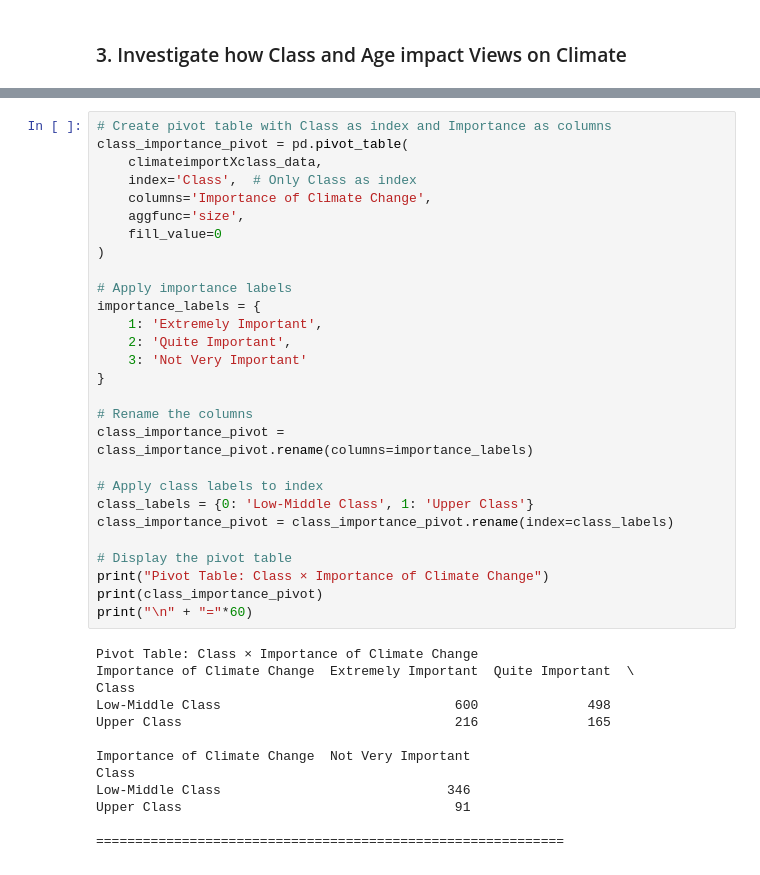
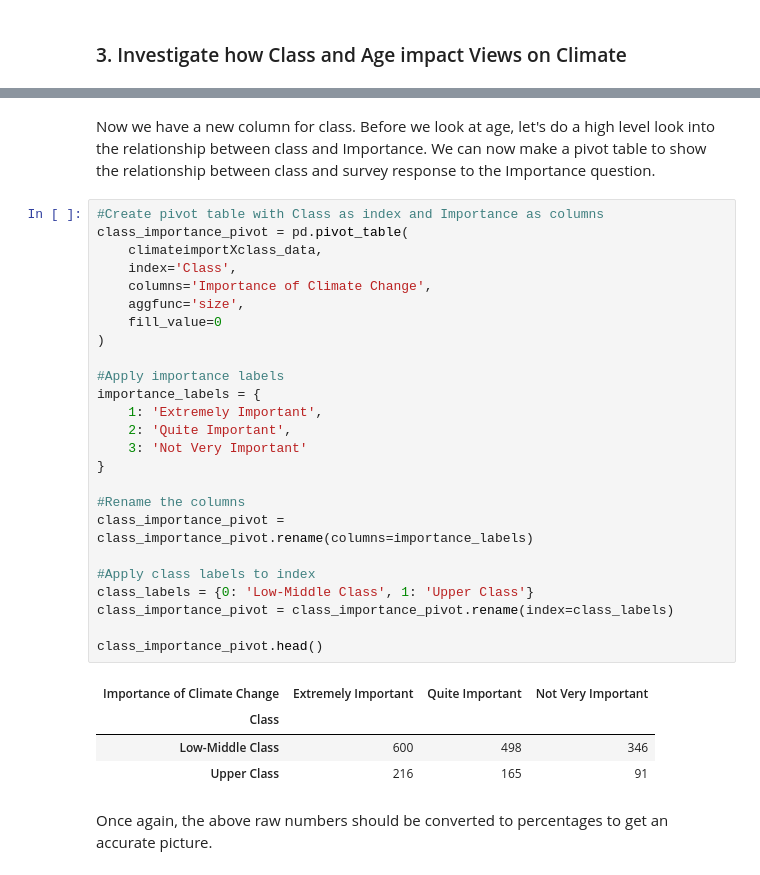
Before and after one commit to sap2245/sap2245.github.io, a Jupyter notebook: Project3.ipynb, the cells around one changed output, grey strips where cells are left out. Cells and saved outputs as stored; diff of their text form.

```diff
--- a/Project3.ipynb
+++ b/Project3.ipynb
@@ -426,45 +435,38 @@ climateimportXclass_data.head()
 | 3 | 2 | 3 | 0 |
 | 4 | 2 | 2 | 1 |
 | 5 | 2 | 2 | 1 |
+# %% [markdown]
+Now we have a new column for class. Before we look at age, let's do a high level look into the relationship between class and Importance. We can now make a pivot table to show the relationship between class and survey response to the Importance question.
 # %%
-# Create pivot table with Class as index and Importance as columns
+#Create pivot table with Class as index and Importance as columns
 class_importance_pivot = pd.pivot_table(
     climateimportXclass_data,
-    index='Class',  # Only Class as index
+    index='Class',
     columns='Importance of Climate Change',
     aggfunc='size',
     fill_value=0
 )
 
-# Apply importance labels
+#Apply importance labels
 importance_labels = {
     1: 'Extremely Important',
     2: 'Quite Important',
     3: 'Not Very Important'
 }
 
-# Rename the columns
+#Rename the columns
 class_importance_pivot = class_importance_pivot.rename(columns=importance_labels)
 
-# Apply class labels to index
+#Apply class labels to index
 class_labels = {0: 'Low-Middle Class', 1: 'Upper Class'}
 class_importance_pivot = class_importance_pivot.rename(index=class_labels)
 
-# Display the pivot table
-print("Pivot Table: Class × Importance of Climate Change")
-print(class_importance_pivot)
-print("\n" + "="*60)
+class_importance_pivot.head()
 # %% [output]
-Pivot Table: Class × Importance of Climate Change
-Importance of Climate Change  Extremely Important  Quite Important  \
-Class
-Low-Middle Class                              600              498
-Upper Class                                   216              165
-
-Importance of Climate Change  Not Very Important
-Class
-Low-Middle Class                             346
-Upper Class                                   91
-
-============================================================
+| Importance of Climate Change | Extremely Important | Quite Important | Not Very Important |
+| Class |  |  |  |
+| Low-Middle Class | 600 | 498 | 346 |
+| Upper Class | 216 | 165 | 91 |
+# %% [markdown]
+Once again, the above raw numbers should be converted to percentages to get an accurate picture.
 # %%
```
Also changed, not shown: parts of 23 cells of this notebook, 3 other files.
